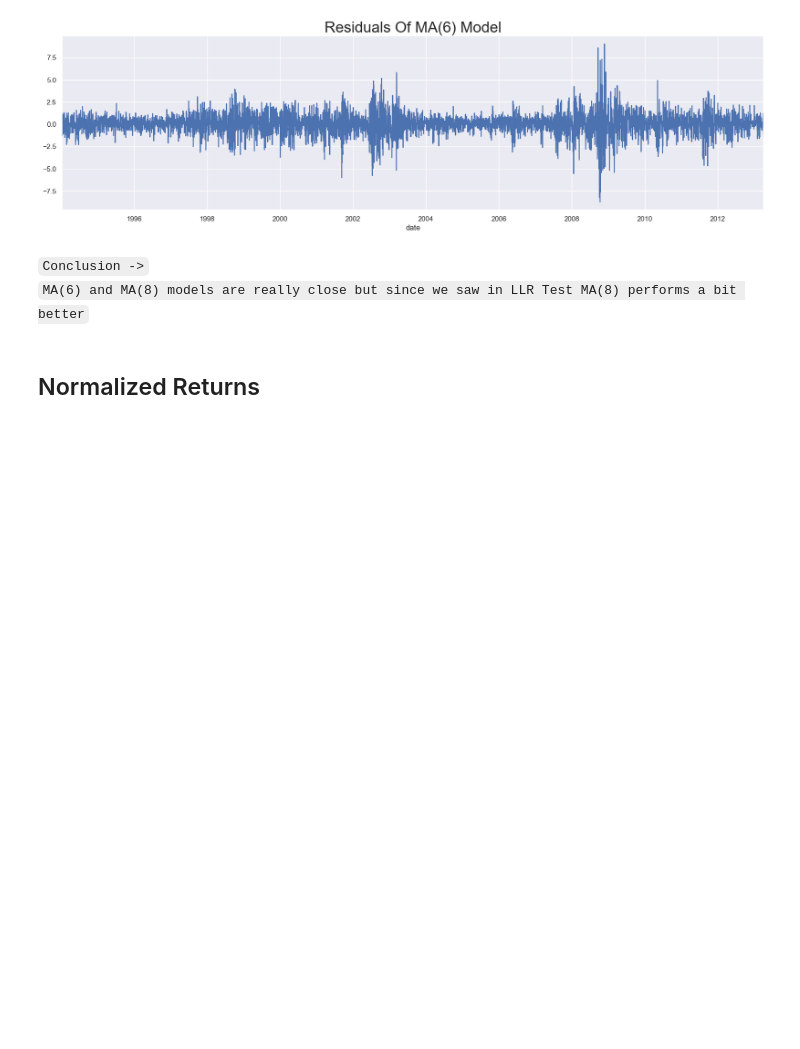
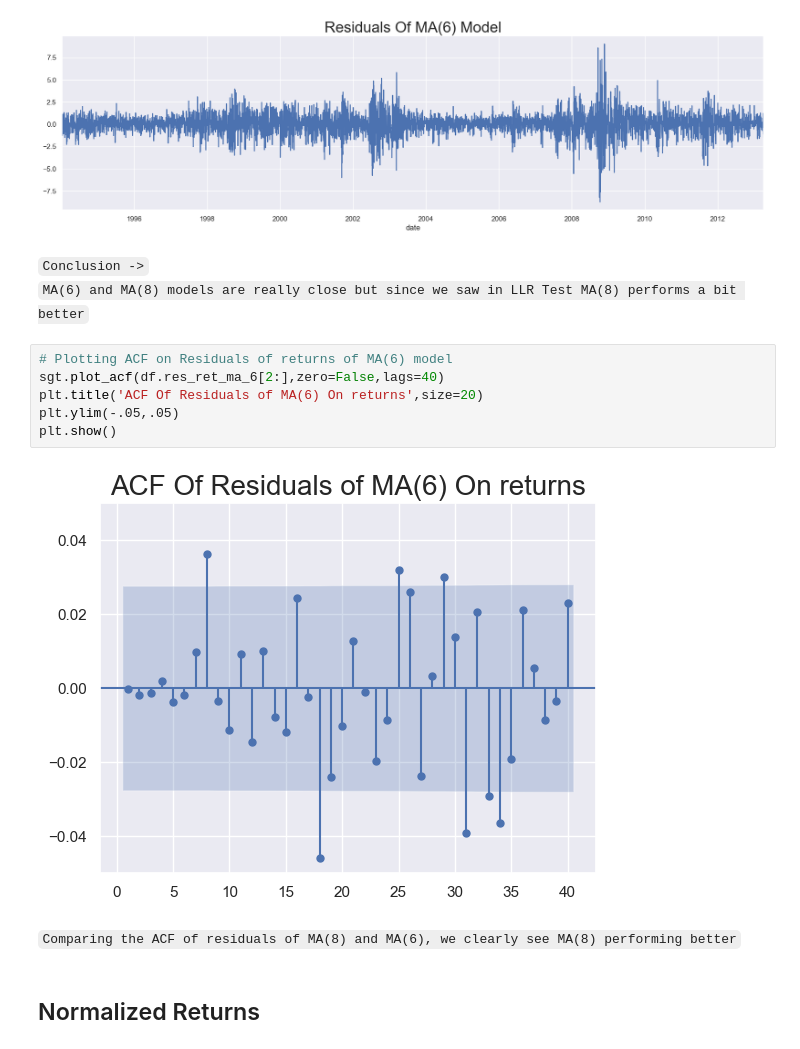
Before and after one commit to PradhumanSoni/Time-Series-Analysis, a Jupyter notebook: code_files/Section 8 - The MA Model - Template.ipynb, the cells around one changed output. Saved outputs shown, nothing was run; the diff lists cells and outputs as text; blank space fills up the shorter version.

```diff
--- a/code_files/Section 8 - The MA Model - Template.ipynb
+++ b/code_files/Section 8 - The MA Model - Template.ipynb
@@ -393,5 +403,15 @@ plt.show()
 # %% [markdown]
 `Conclusion ->`
 `MA(6) and MA(8) models are really close but since we saw in LLR Test MA(8) performs a bit better`
+# %%
+# Plotting ACF on Residuals of returns of MA(6) model
+sgt.plot_acf(df.res_ret_ma_6[2:],zero=False,lags=40)
+plt.title('ACF Of Residuals of MA(6) On returns',size=20)
+plt.ylim(-.05,.05)
+plt.show()
+# %% [output]
+[figure, added]
+# %% [markdown]
+`Comparing the ACF of residuals of MA(8) and MA(6), we clearly see MA(8) performing better`
 # %% [markdown]
 ## Normalized Returns
```
Also changed, not shown: parts of 20 cells of this notebook.
